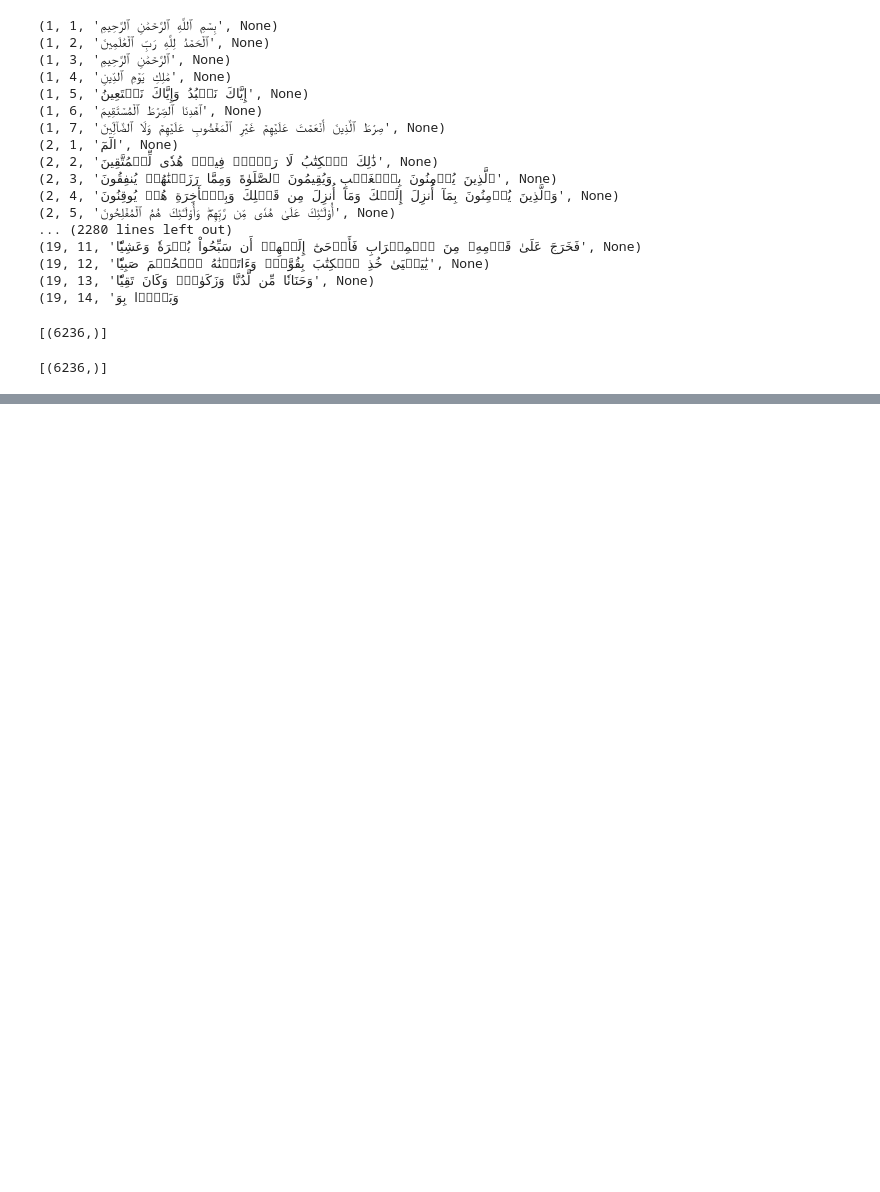
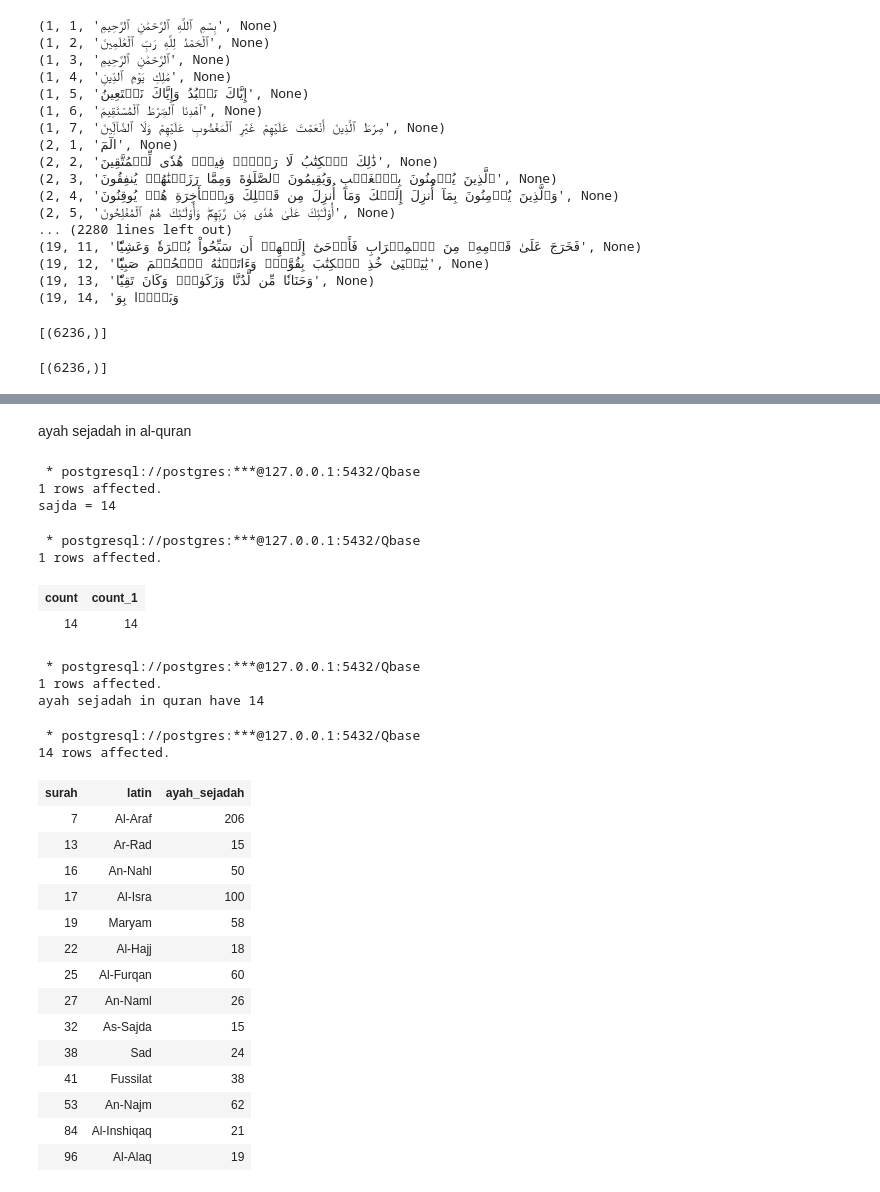
Before and after one commit to ArifYacop/quran-dataset, a Jupyter notebook: quran/query.ipynb, the cells around one changed output, grey strips where cells are left out. Saved outputs shown, nothing was run; the diff lists cells and outputs as text; code cells hidden in the pictures; blank space fills up the shorter version.

```diff
--- a/quran/query.ipynb
+++ b/quran/query.ipynb
@@ -130,0 +148,47 @@ nIndotranslater         = 6236
+# %% [markdown]
+ayah sejadah in al-quran
+# %%
+nsajda = %sql SELECT count(sajda),count(1) FROM quran_surah WHERE quran_surah.sajda != '0';
+print("sajda =", nsajda[0][0])
+# %% [output]
+ * postgresql://postgres:***@127.0.0.1:5432/Qbase
+1 rows affected.
+sajda = 14
+# %%
+%%sql
+ SELECT count(sajda),count(1) FROM quran_surah WHERE quran_surah.sajda != '0';
+# %% [output]
+ * postgresql://postgres:***@127.0.0.1:5432/Qbase
+1 rows affected.
+| count | count_1 |
+| 14 | 14 |
+# %%
+ayah_sejadah = %sql SELECT count(sajda),count(1) FROM quran_surah WHERE quran_surah.sajda != '0';
+print("ayah sejadah in quran have",ayah_sejadah[0][0])
+# %% [output]
+ * postgresql://postgres:***@127.0.0.1:5432/Qbase
+1 rows affected.
+ayah sejadah in quran have 14
+# %%
+%%sql
+SELECT surah, latin, sajda as ayah_sejadah
+FROM quran_surah
+WHERE quran_surah.sajda != '0'
+# %% [output]
+ * postgresql://postgres:***@127.0.0.1:5432/Qbase
+14 rows affected.
+| surah | latin | ayah_sejadah |
+| 7 | Al-Araf | 206 |
+| 13 | Ar-Rad | 15 |
+| 16 | An-Nahl | 50 |
+| 17 | Al-Isra | 100 |
+| 19 | Maryam | 58 |
+| 22 | Al-Hajj | 18 |
+| 25 | Al-Furqan | 60 |
+| 27 | An-Naml | 26 |
+| 32 | As-Sajda | 15 |
+| 38 | Sad | 24 |
+| 41 | Fussilat | 38 |
+| 53 | An-Najm | 62 |
+| 84 | Al-Inshiqaq | 21 |
+| 96 | Al-Alaq | 19 |
```
Also changed, not shown: parts of 5 cells of this notebook.
